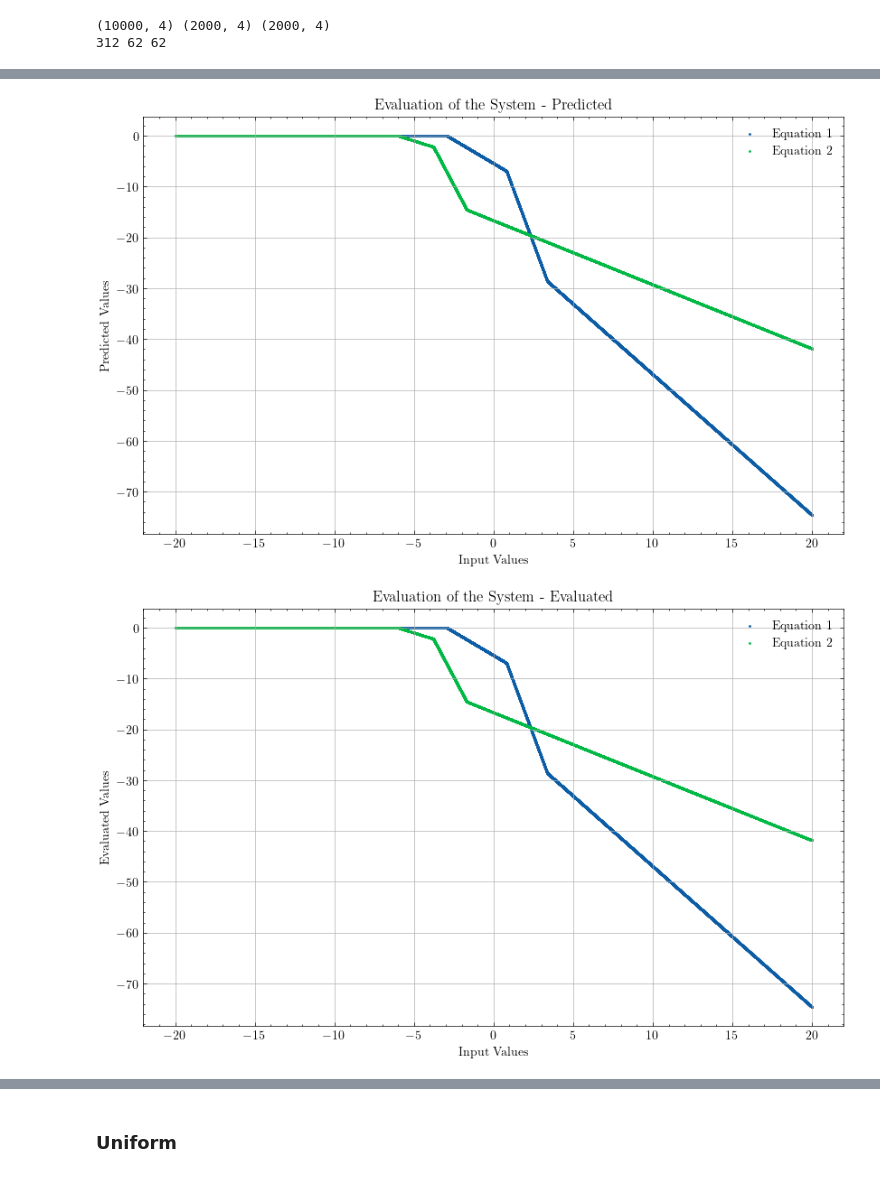
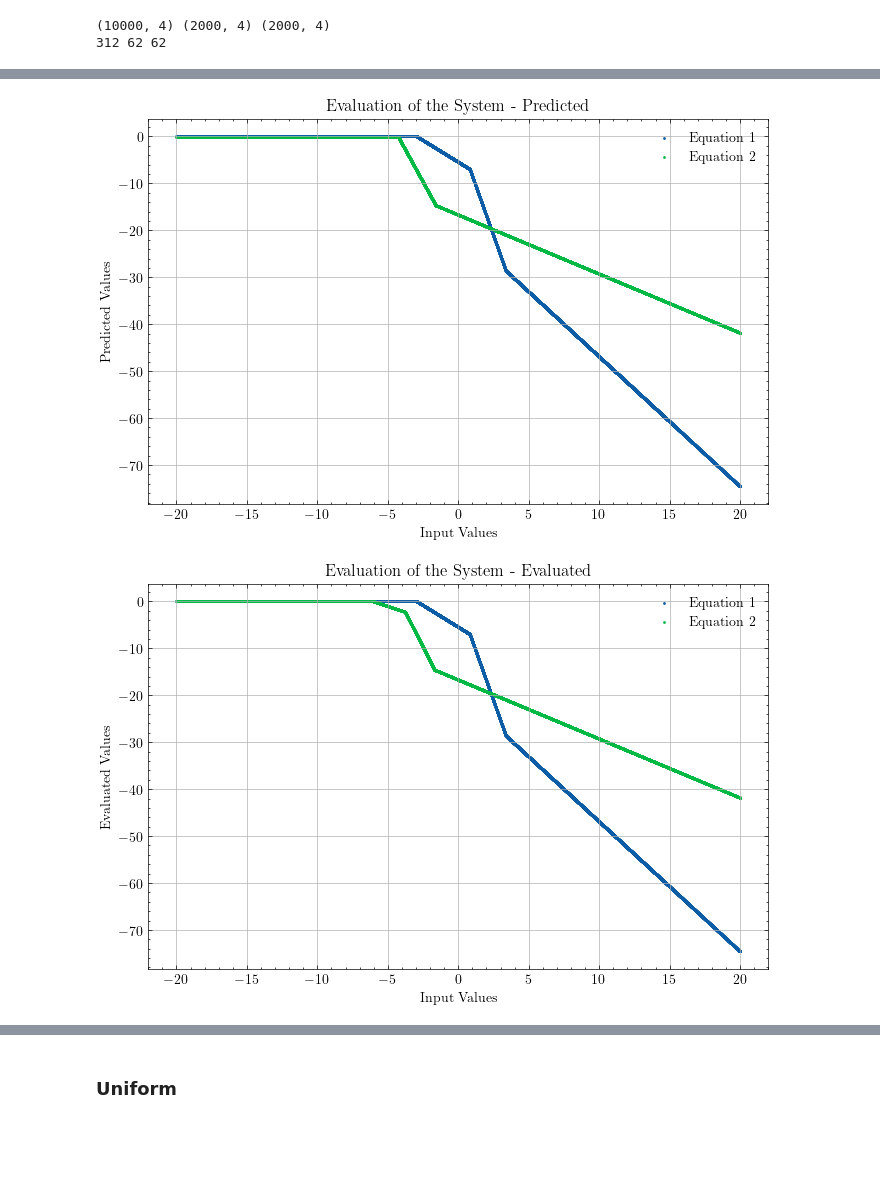
Before and after one commit to matttulio/metis, a Jupyter notebook: Test-Model.ipynb, the cells around one changed output, grey strips where cells are left out. Cells and saved outputs as stored; diff of their text form; code cells hidden in the pictures; blank space fills up the shorter version.

```diff
--- a/Test-Model.ipynb
+++ b/Test-Model.ipynb
@@ -86,0 +97,22 @@ config = {
+# %%
+x = jnp.linspace(-10, 10, 400)
+
+# Plot each callable's result
+plt.figure(figsize=(10, 6))
+i = 0
+for func in non_lins:
+    y = func(x)
+    plt.plot(x, y, label=r"$\text{nl}_{%d}$" % i)
+    i += 1
+
+# Adding labels and legend
+plt.xlabel('x')
+plt.ylabel('y')
+plt.title('Non-Linearities')
+plt.legend()
+plt.grid(True)
+
+# Show the plot
+plt.show()
+plt.clf()
+plt.close()
@@ -137,7 +171,7 @@ print(train_values.shape, inbound_test.shape, outofbound_test.shape)
 # %%
 plt.figure(figsize=(10, 6))
 for i in range(config['n_eqs']):
-    plt.scatter(values[:, 0], evaluated_values[:, i], label=f'Equation {i+1}', s=1)
+    plt.scatter(values[:, 0], evaluated_values[:, i], label=f'Equation {i+1}', s=0.1)
 plt.xlabel('Input Values')
 plt.ylabel('Evaluated Values')
 plt.title('Evaluation of the System')
@@ -265,39 +287,49 @@ plt.show()
 # %%
 predicted_values = state.apply_fn(state.params, expanded_values)
 
-plt.figure(figsize=(10, 6))
+plt.figure(figsize=(8, 5))
 for i in range(config['n_eqs']):
     plt.scatter(values[:, 1], predicted_values[:, i], label=f'Equation {i+1}', s=1)
 plt.xlabel('Input Values')
 plt.ylabel('Predicted Values')
 plt.title('Evaluation of the System - Predicted')
 plt.grid(True)
 plt.legend()
 plt.show()
 
-plt.figure(figsize=(10, 6))
+plt.figure(figsize=(8, 5))
 for i in range(config['n_eqs']):
     plt.scatter(values[:, 1], evaluated_values[:, i], label=f'Equation {i+1}', s=1)
 plt.xlabel('Input Values')
 plt.ylabel('Evaluated Values')
 plt.title('Evaluation of the System - Evaluated')
 plt.grid(True)
 plt.legend()
 plt.show()
 
+plt.figure(figsize=(8, 5))
+for i in range(config['n_eqs']):
+    plt.scatter(values[:, 1], evaluated_values[:, i], label=f'True {i+1}')
+    plt.scatter(values[:, 1], predicted_values[:, i], label=f'Prediction {i+1}', s=1)
+plt.xlabel('Input Values')
+plt.ylabel('Evaluated Values')
+plt.title('Evaluation of the System - Evaluated')
+plt.grid(True)
+plt.legend()
+plt.show()
 
-plt.figure(figsize=(10, 6))
+plt.figure(figsize=(8, 5))
 for i in range(config['n_eqs']):
-    plt.scatter(values[:, 1], jnp.abs(evaluated_values[:, i] - predicted_values[:, i]), label=f'Equation {i+1}', s=1)
+    plt.scatter(values[:, 1], jnp.log(jnp.abs(evaluated_values[:, i] - predicted_values[:, i]) + 1e-7), label=f'Error {i+1}', s=1)
 plt.xlabel('Input Values')
 plt.ylabel('Difference')
 plt.title('Absolute Difference between Evaluated and Predicted Values')
 plt.grid(True)
 plt.legend()
 plt.show()
 
 plt.clf()
 plt.close()
 # %% [output]
-[figure, old version]
+[figure, new version]
-[figure, old version]
+[figure, new version]
```
Also changed, not shown: parts of 66 cells of this notebook, 1 other file.
